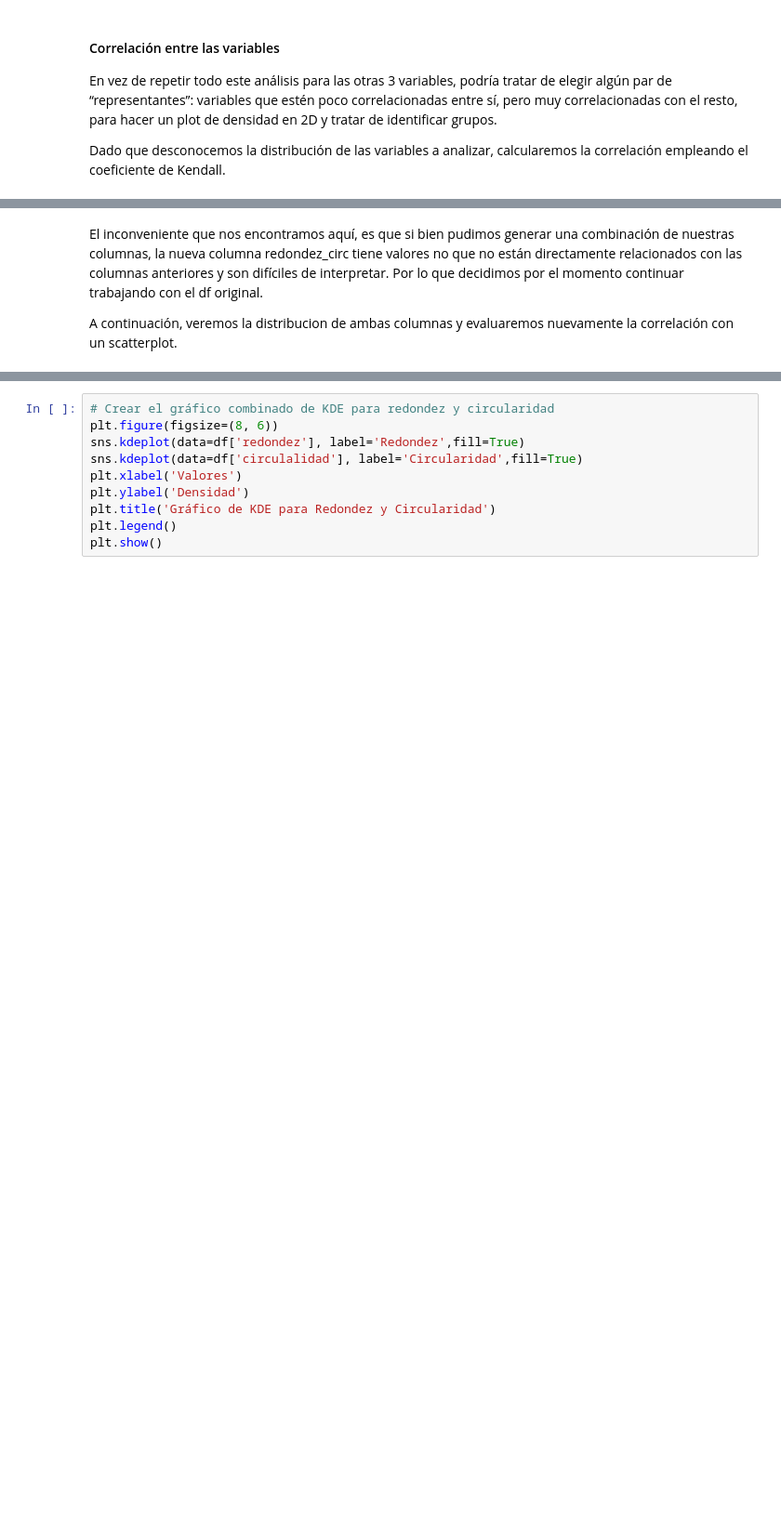
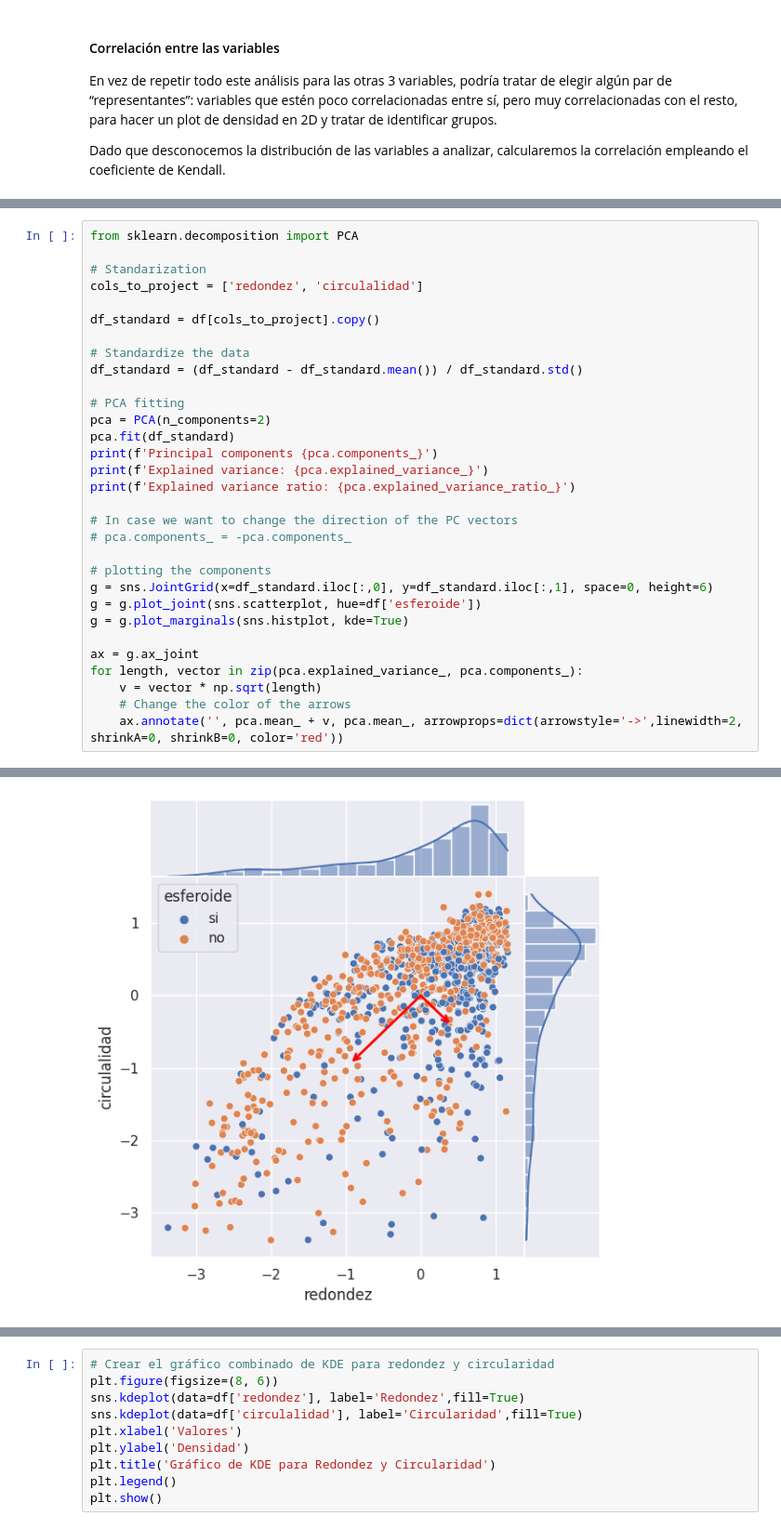
Before and after one commit to luciabarg/datos_tumoresferas, a Jupyter notebook: G2/1_AyVD_Clasif_Tumoresferas_Grupo2.ipynb, the cells around one changed output, grey strips where cells are left out. Shown at 93% size. Saved outputs shown, nothing was run; the diff lists cells and outputs as text; blank space fills up the shorter version.

```diff
--- a/G2/1_AyVD_Clasif_Tumoresferas_Grupo2.ipynb
+++ b/G2/1_AyVD_Clasif_Tumoresferas_Grupo2.ipynb
@@ -787,4 +740,32 @@ df_redondez_circ.head()
-# %% [markdown]
-El inconveniente que nos encontramos aquí, es que si bien pudimos generar una combinación de nuestras columnas, la nueva columna redondez_circ tiene valores no que no están directamente relacionados con las columnas anteriores y son difíciles de interpretar. Por lo que decidimos por el momento continuar trabajando con el df original.
-
-A continuación, veremos la distribucion de ambas columnas y evaluaremos nuevamente la correlación con un scatterplot.
+# %%
+from sklearn.decomposition import PCA
+
+# Standarization
+cols_to_project = ['redondez', 'circulalidad']
+
+df_standard = df[cols_to_project].copy()
+
+# Standardize the data
+df_standard = (df_standard - df_standard.mean()) / df_standard.std()
+
+# PCA fitting
+pca = PCA(n_components=2)
+pca.fit(df_standard)
+print(f'Principal components {pca.components_}')
+print(f'Explained variance: {pca.explained_variance_}')
+print(f'Explained variance ratio: {pca.explained_variance_ratio_}')
+
+# In case we want to change the direction of the PC vectors
+# pca.components_ = -pca.components_
+
+# plotting the components
+g = sns.JointGrid(x=df_standard.iloc[:,0], y=df_standard.iloc[:,1], space=0, height=6)
+g = g.plot_joint(sns.scatterplot, hue=df['esferoide'])
+g = g.plot_marginals(sns.histplot, kde=True)
+
+ax = g.ax_joint
+for length, vector in zip(pca.explained_variance_, pca.components_):
+    v = vector * np.sqrt(length)
+    # Change the color of the arrows
+    ax.annotate('', pca.mean_ + v, pca.mean_, arrowprops=dict(arrowstyle='->',linewidth=2, shrinkA=0, shrinkB=0, color='red'))
+# %% [output]
@@ -790,0 +776 @@ A continuación, veremos la distribucion de ambas columnas y evaluaremos nuevame
+[figure, added]
```
Also changed, not shown: parts of 17 cells of this notebook.
